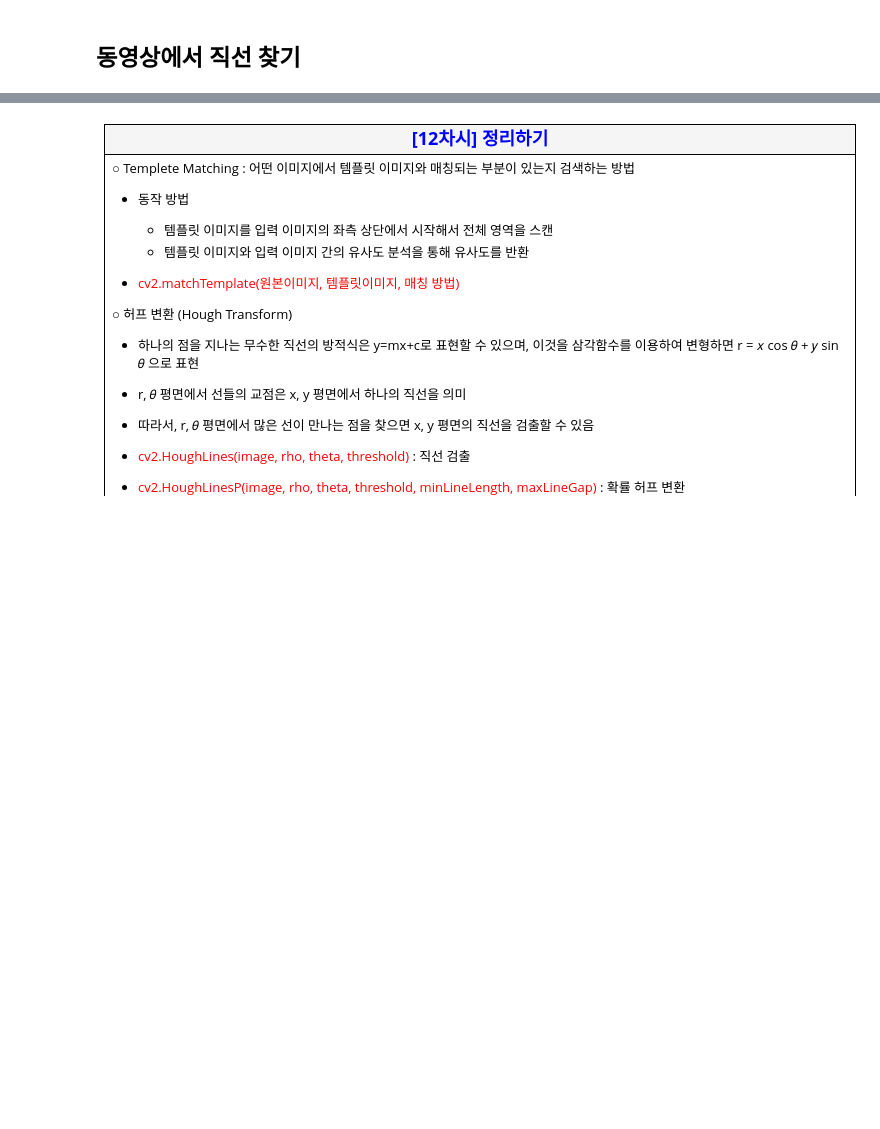
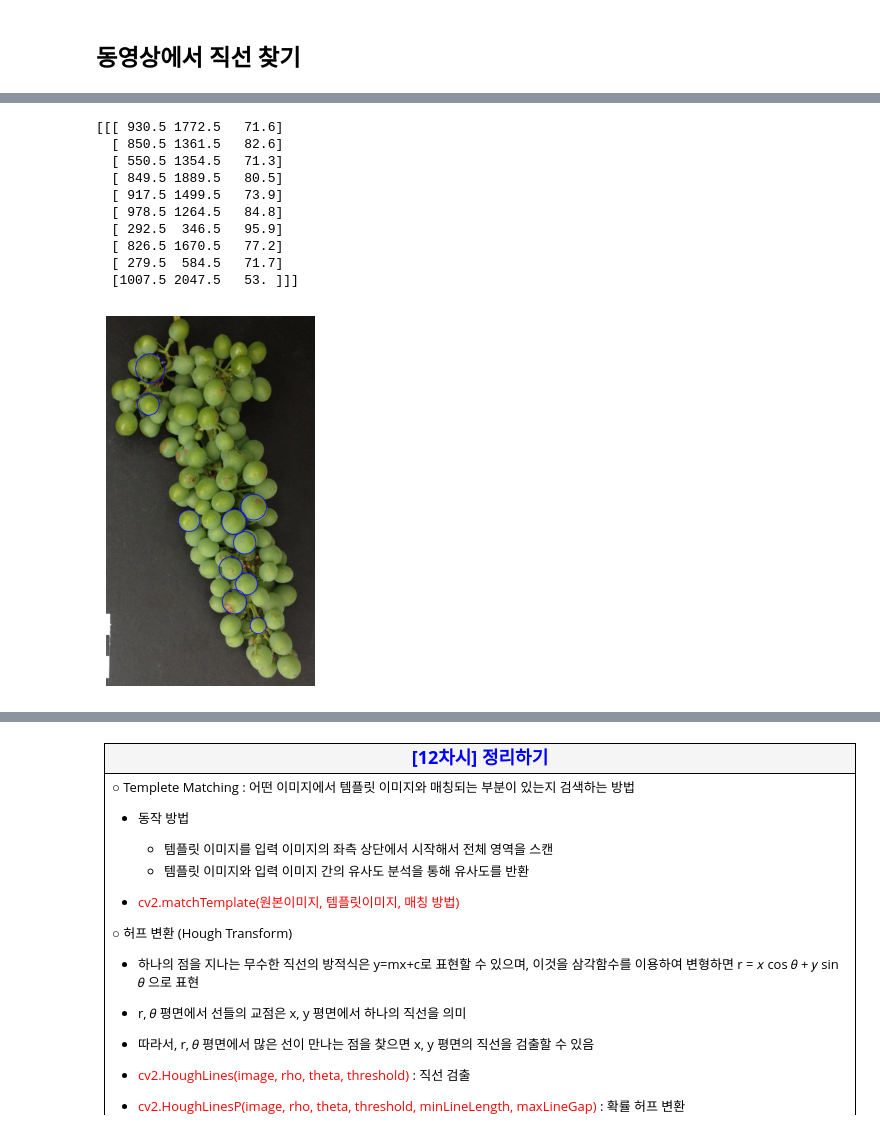
Before and after one commit to MinjuKang727/Python, a Jupyter notebook: Deep_Learning/openCV/OpenCV_012_템플릿매칭_허프변환_배포용.ipynb, the cells around one changed output, grey strips where cells are left out. Cells and saved outputs as stored; diff of their text form; code cells hidden in the pictures; blank space fills up the shorter version.

```diff
--- a/Deep_Learning/openCV/OpenCV_012_템플릿매칭_허프변환_배포용.ipynb
+++ b/Deep_Learning/openCV/OpenCV_012_템플릿매칭_허프변환_배포용.ipynb
@@ -330,3 +516,42 @@ while True :
     <tr><td style="border: 1px solid black; width:600px; height:30px; text-align: center;">
         <img src="./lecture_image/12_grape_extract.png" width=70%></td></tr>
 </table>
+# %%
+#실습
+import cv2
+import matplotlib.pyplot as plt
+import math
+
+img = cv2.imread("./image/grape.jpg", cv2.IMREAD_COLOR)
+img = cv2.cvtColor(img, cv2.COLOR_BGR2RGB)
+img_gray = cv2.cvtColor(img, cv2.COLOR_RGB2GRAY)
+
+# 원 찾기
+circles = cv2.HoughCircles(img_gray, cv2.HOUGH_GRADIENT, dp=1, minDist=50, param1=60, param2=50, minRadius=50, maxRadius=135)
+
+# 중심점 좌표와 반지름을 반환
+print(circles)
+
+if circles is not None :
+
+    # 좌표는 정수값이므로 실수를 정수로 변환
+    circles = np.uint16(np.around(circles))
+
+    # 원을 그려준다.
+    for i in circles[0, :] :
+        cv2.circle(img, (i[0], i[1]), i[2], (0, 0, 255), 4)
+
+    plt.imshow(img)
+    plt.axis("off")
+# %% [output]
+[[[ 930.5 1772.5   71.6]
+  [ 850.5 1361.5   82.6]
+  [ 550.5 1354.5   71.3]
+  [ 849.5 1889.5   80.5]
+  [ 917.5 1499.5   73.9]
+  [ 978.5 1264.5   84.8]
+  [ 292.5  346.5   95.9]
+  [ 826.5 1670.5   77.2]
+  [ 279.5  584.5   71.7]
+  [1007.5 2047.5   53. ]]]
+[figure, added]
```
Also changed, not shown: parts of 13 cells of this notebook, 5 other files.
